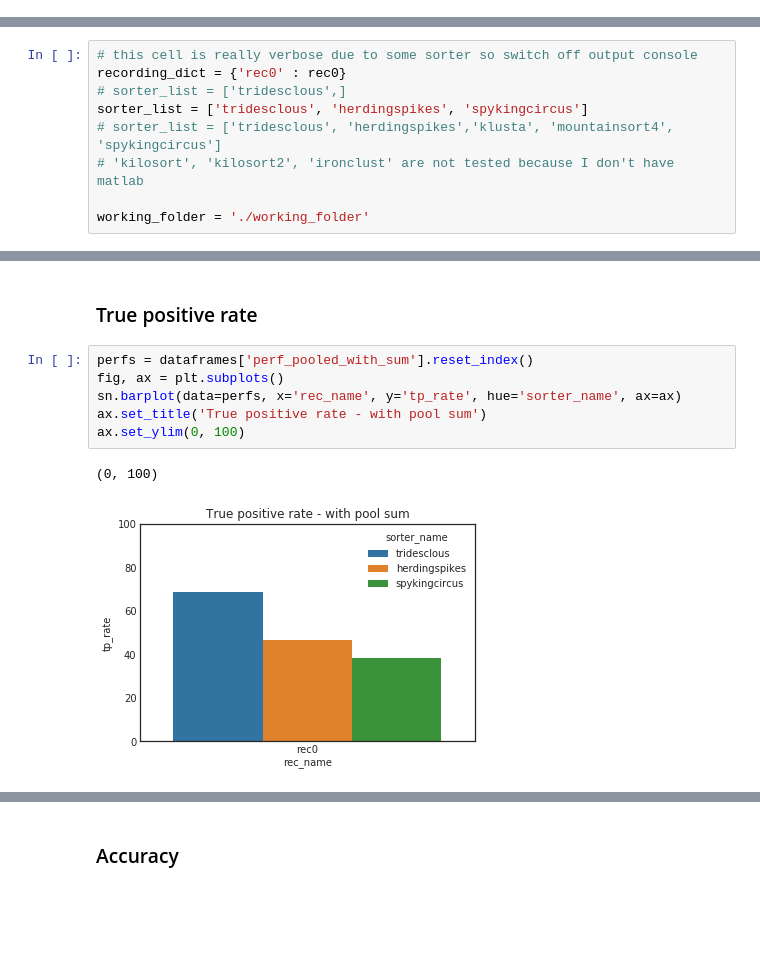
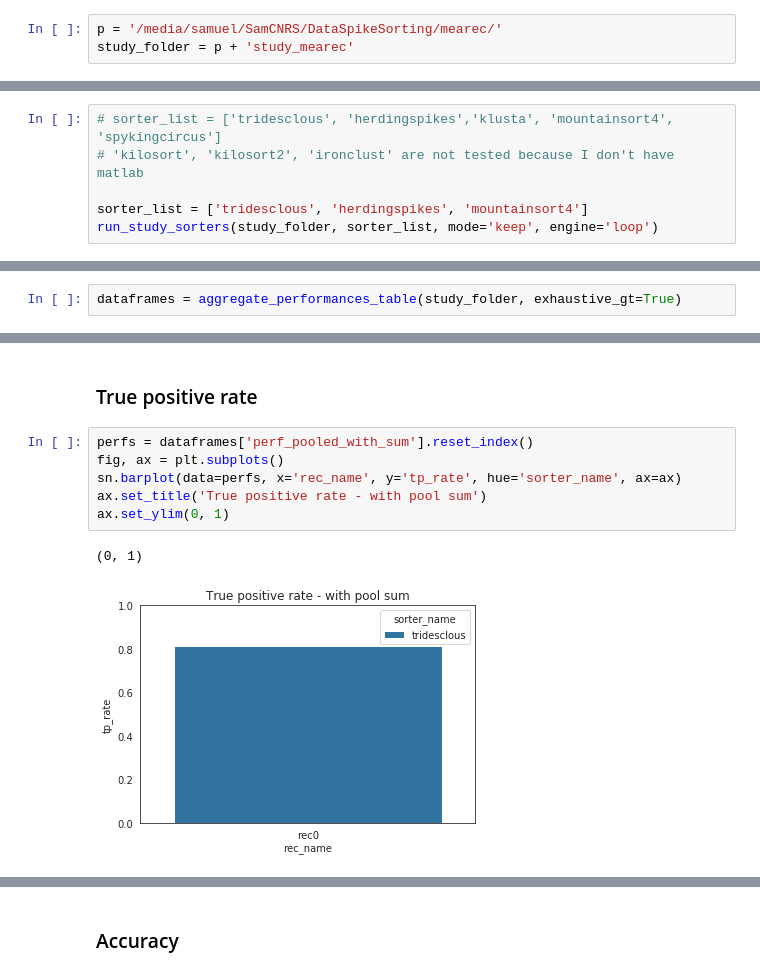
Before and after one commit to SpikeInterface/spikeresults, a Jupyter notebook: alessio_mearec_simulation/alessio_mearec_simulation.ipynb, the cells around one changed output, grey strips where cells are left out. Cells and saved outputs as stored; diff of their text form; blank space fills up the shorter version.

Commit message:
Change with new "study" api

```diff
--- a/alessio_mearec_simulation/alessio_mearec_simulation.ipynb
+++ b/alessio_mearec_simulation/alessio_mearec_simulation.ipynb
@@ -16,3 +18,6 @@ import time
 
 %matplotlib notebook
+# %%
+p = '/media/samuel/SamCNRS/DataSpikeSorting/mearec/'
+study_folder = p + 'study_mearec'
 # %% [markdown]
@@ -36,11 +44,8 @@ for chan in rec0.get_channel_ids():
 
 This run all sorter on all recording and store the results in a working folder.
 # %%
-# this cell is really verbose due to some sorter so switch off output console
-recording_dict = {'rec0' : rec0}
-# sorter_list = ['tridesclous',]
-sorter_list = ['tridesclous', 'herdingspikes', 'spykingcircus']
 # sorter_list = ['tridesclous', 'herdingspikes','klusta', 'mountainsort4', 'spykingcircus']
 # 'kilosort', 'kilosort2', 'ironclust' are not tested because I don't have matlab
 
-working_folder = './working_folder'
+sorter_list = ['tridesclous', 'herdingspikes', 'mountainsort4']
+run_study_sorters(study_folder, sorter_list, mode='keep', engine='loop')
@@ -67,6 +70,8 @@ comparisons, dataframes = st.comparison.gather_sorting_comparison(working_folder
   * perf_pooled_with_sum: performance with method **pooled_with_sum**
   * perf_pooled_with_average: performance with method **pooled_with_average**
   * nb_units_above_threshold: count how many units detect with a treshold on a perf columns.
+# %%
+dataframes = aggregate_performances_table(study_folder, exhaustive_gt=True)
 # %%
 dataframes['run_times']
 # %% [output]
@@ -186,12 +171,12 @@ Text(0.5,1,'Run times (s)')
 # %%
 perfs = dataframes['perf_pooled_with_sum'].reset_index()
 fig, ax = plt.subplots()
 sn.barplot(data=perfs, x='rec_name', y='tp_rate', hue='sorter_name', ax=ax)
 ax.set_title('True positive rate - with pool sum')
-ax.set_ylim(0, 100)
+ax.set_ylim(0, 1)
 # %% [output]
-(0, 100)
+(0, 1)
-[figure, old version]
+[figure, new version]
 # %%
 perfs = dataframes['perf_pooled_with_average'].reset_index()
 fig, ax = plt.subplots()
```
Also changed, not shown: parts of 20 cells of this notebook, 1 other file.
